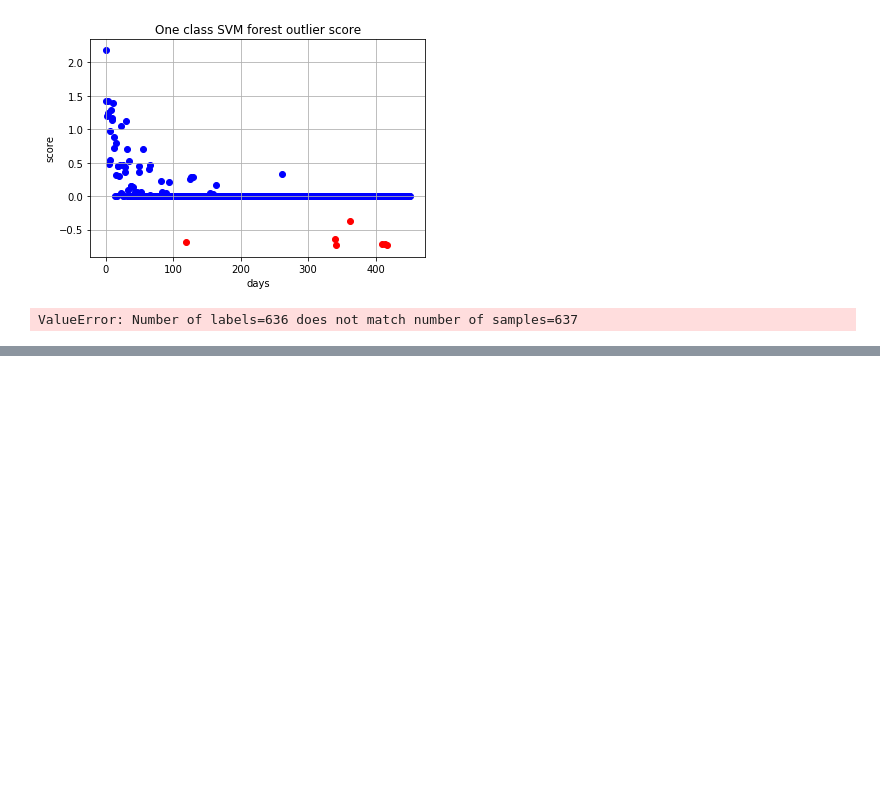
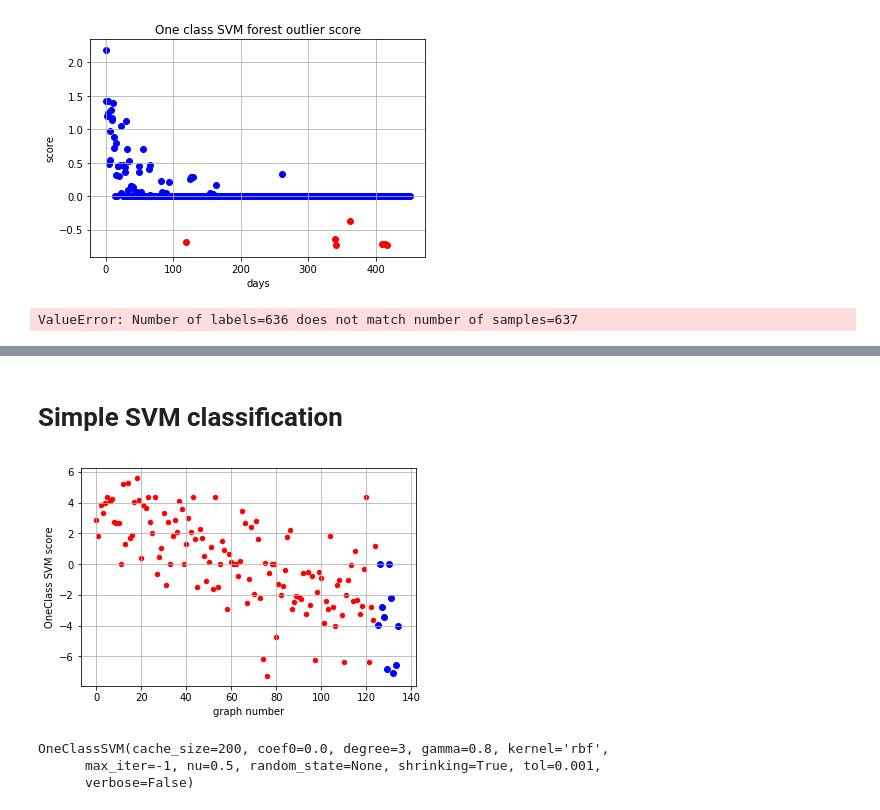
Before and after one commit to nikitadurasov/GraphAnomaly, a Jupyter notebook: GraphAnomaly.ipynb, the cells around one changed output, grey strips where cells are left out. Saved outputs shown, nothing was run; the diff lists cells and outputs as text; code cells hidden in the pictures; blank space fills up the shorter version.

```diff
--- a/GraphAnomaly.ipynb
+++ b/GraphAnomaly.ipynb
@@ -690,0 +454,34 @@ __init__.pyc                 setuptools-33.1.1.zip
+# %% [markdown]
+# Simple SVM classification
+# %%
+labels = open('../mutag/mutag_label.txt')
+labels = labels.read()
+labels = np.array(map(lambda x: int(x), labels.strip().split()))
+
+graph_embeddings = np.load('../experiments/mutag/mutag_doc_emb.npy')
+
+outliers = graph_embeddings[np.random.choice(np.where(labels == 1)[0], 10)]
+normal = graph_embeddings[np.where(labels == 0)[0]]
+
+#outliers = graph_embeddings[np.where(labels == 1)[0]]
+#normal = graph_embeddings[np.where(labels == 0)[0]]
+# %%
+fig = plt.figure()
+cls = OneClassSVM(kernel='rbf', gamma=1.9)
+cls.fit(np.concatenate((normal, outliers), axis=0))
+#cls.fit(normal[:])
+plt.scatter(range(len(normal)), cls.decision_function(normal), c='r', s=20)
+plt.scatter(range(len(normal), len(normal) + 10), cls.decision_function(outliers), c='b')
+plt.ylabel('OneClass SVM score')
+plt.xlabel('graph number')
+plt.grid()
+#fig.savefig('oneclass_svm_nci1_2.pdf', format='pdf')
+# %% [output]
+[figure, added]
+# %%
+cls = OneClassSVM(kernel='rbf', gamma=0.8)
+cls.fit(np.concatenate((normal, outliers), axis=0))
+# %% [output]
+OneClassSVM(cache_size=200, coef0=0.0, degree=3, gamma=0.8, kernel='rbf',
+      max_iter=-1, nu=0.5, random_state=None, shrinking=True, tol=0.001,
+      verbose=False)
```
Also changed, not shown: parts of 65 cells of this notebook, 14 other files.
